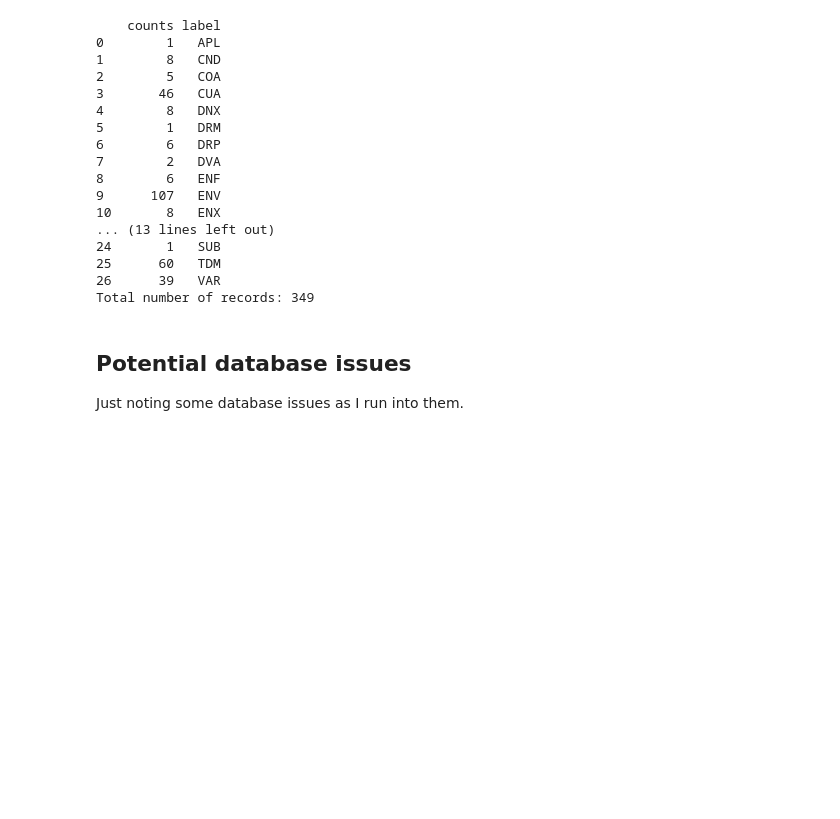
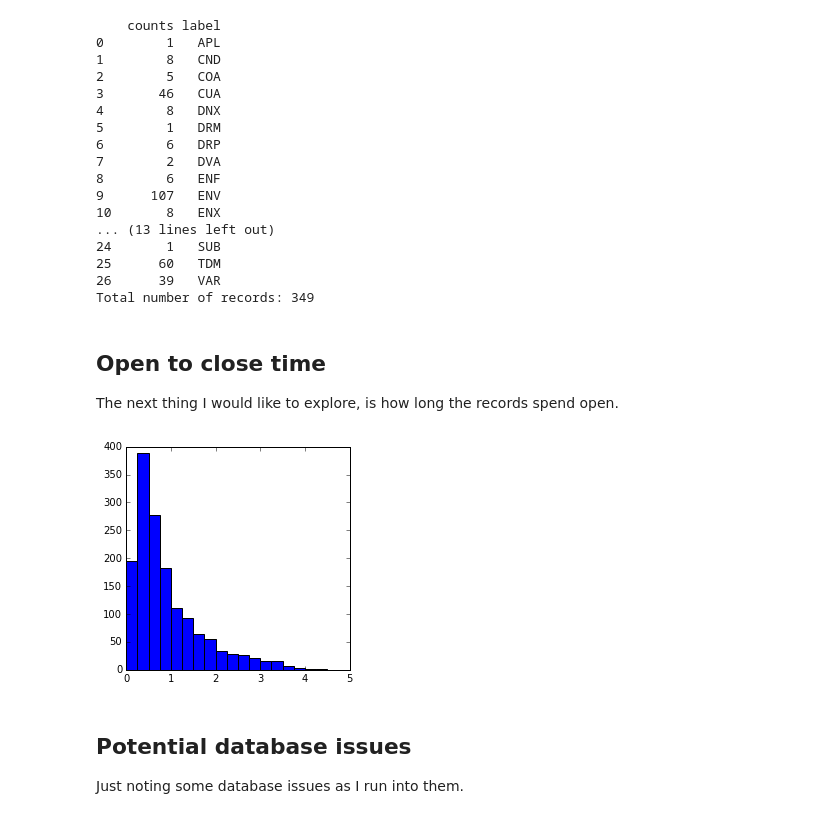
Before and after one commit to YIMBYdata/planningportal, a Jupyter notebook: Graph testing.ipynb, the cells around one changed output. Saved outputs shown, nothing was run; the diff lists cells and outputs as text; code cells hidden in the pictures; blank space fills up the shorter version.

Commit message:
Histogram of duration that PRJs are open

```diff
--- a/Graph testing.ipynb
+++ b/Graph testing.ipynb
@@ -305,6 +309,42 @@ print('Total number of records: %s' % table['counts'].sum())
 25      60   TDM
 26      39   VAR
 Total number of records: 349
+# %% [markdown]
+## Open to close time
+The next thing I would like to explore, is how long the records spend open.
+# %%
+def open_duration_hist(query, binsize, time_unit, numbins):
+    """Generates a histogram for the length of time to close records and returns a table.
+
+    :param query: Django querySet object with a filter on Record
+    :param binsize: Datetime object indicating the size of each bin
+    :param time_unit: Datetime object used as unit for horizontal position of bars
+    :param numbins: Number of bins to calculate
+    """
+    #first annotate the duration open
+    annotated = query.filter(date_opened__isnull=False).filter(
+        date_closed__isnull=False).annotate(duration=ExpressionWrapper(
+            F('date_closed') - F('date_opened'), output_field=DurationField()))
+
+    hist_table = np.zeros((numbins,))
+    bin_centers = []
+    for i in range(numbins):
+        hist_table[i] = annotated.filter(duration__gte=binsize*i).filter(
+                duration__lt=binsize*(i+1)).count()
+        bin_centers.append(binsize*i / time_unit )
+
+    fig,ax = plt.subplots(figsize=(4,4))
+    plt.show(ax.bar(bin_centers, height=hist_table, width = binsize / time_unit))
+
+    return hist_table
+# %%
+housing_projects = Record.objects.filter(record_type__pk = 'PRJ').filter(
+    Q(projectfeature__type=ProjectFeature.MARKET_RATE, projectfeature__net__gt=0) |
+    Q(projectfeature__type=ProjectFeature.AFFORDABLE, projectfeature__net__gt=0) )
+
+table = open_duration_hist(housing_projects, datetime.timedelta(days=365)/4,datetime.timedelta(days=365),20)
+# %% [output]
+[figure, added]
 # %% [markdown]
 ## Potential database issues
 Just noting some database issues as I run into them.
```
Also changed, not shown: parts of 2 cells of this notebook.
